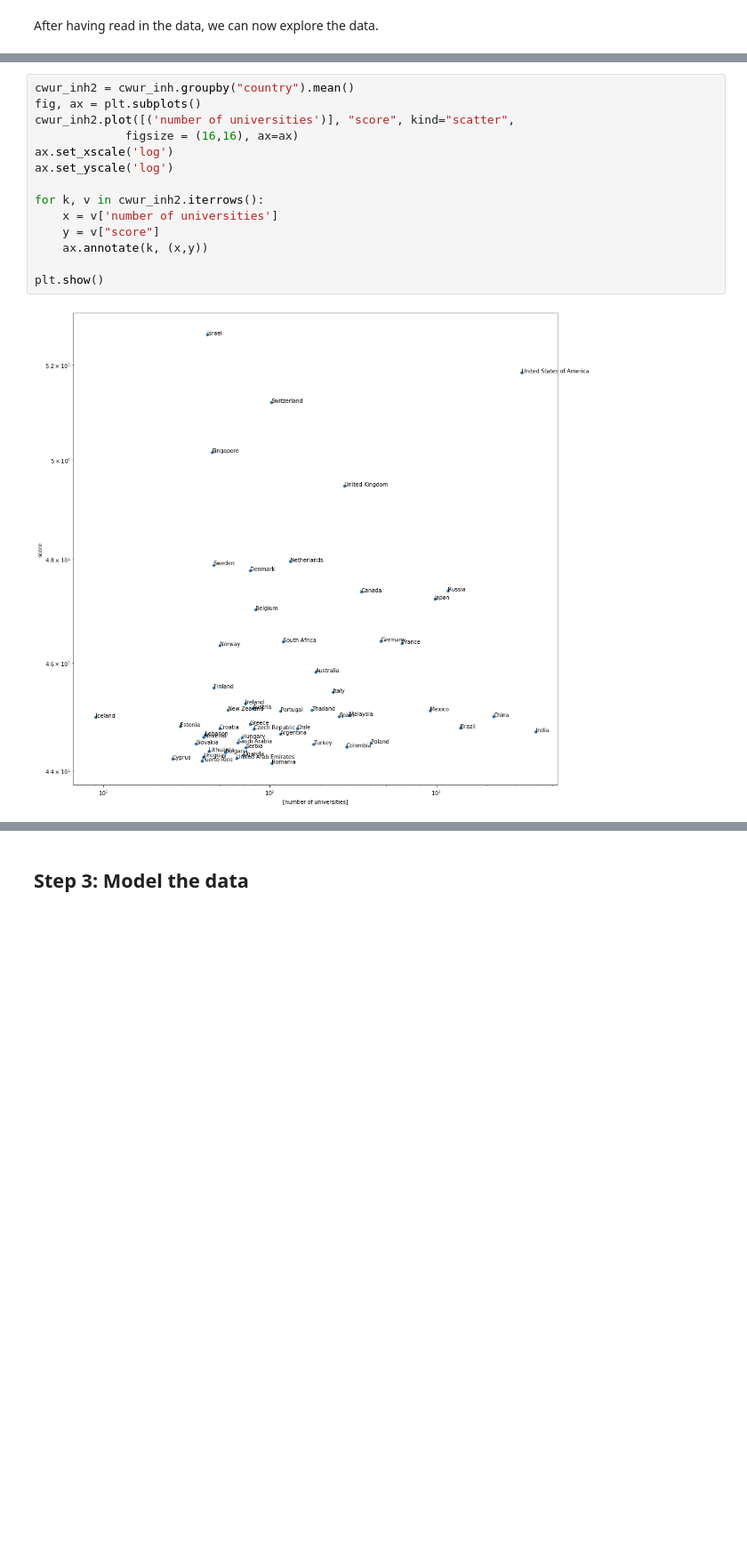
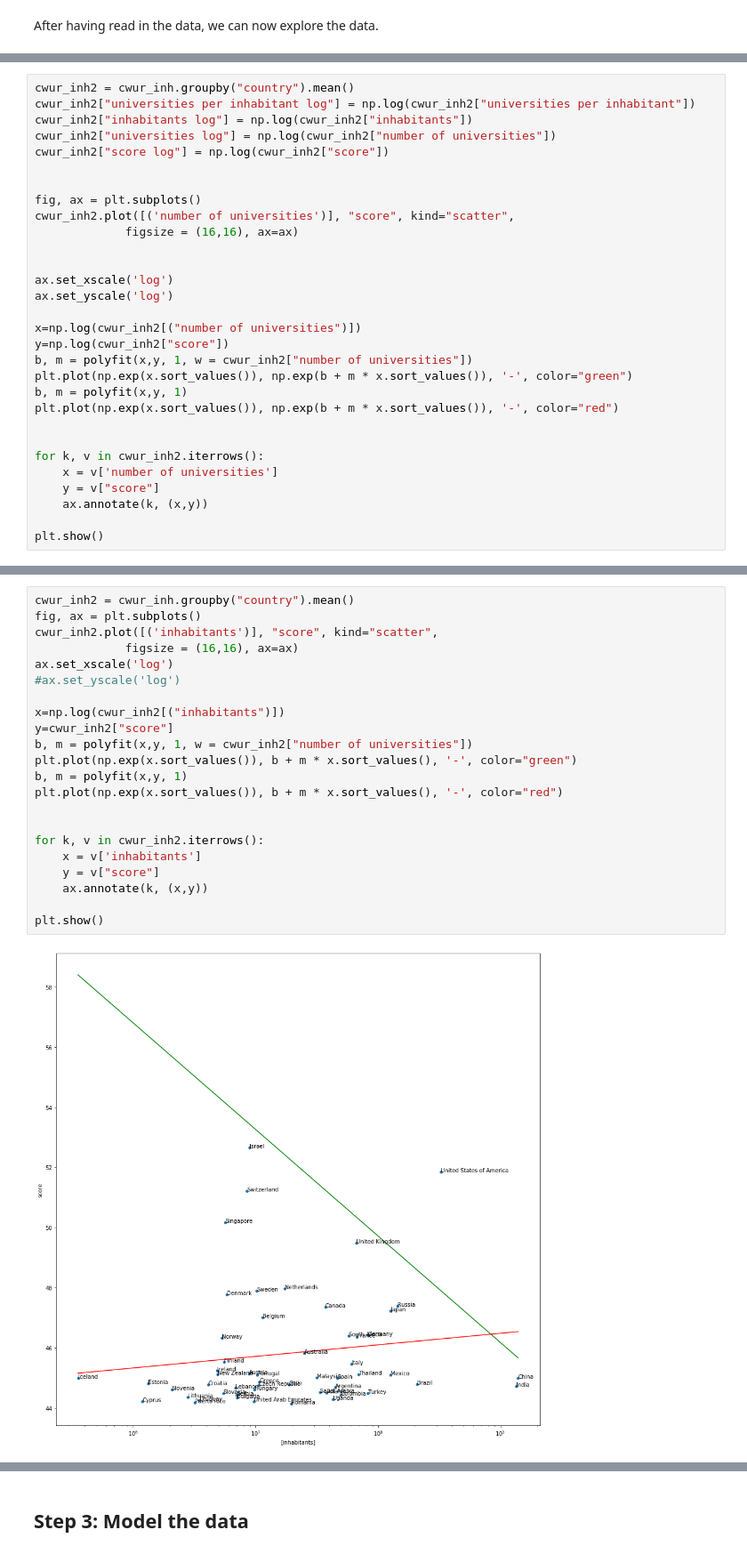
Before and after one commit to AjayvirS/uni-ranking, a Jupyter notebook: ex3_julian.ipynb, the cells around one changed output, grey strips where cells are left out. Shown at 89% size. Cells and saved outputs as stored; diff of their text form; blank space fills up the shorter version.

Commit message:
added (weighted) regression lines to plots

```diff
--- a/ex3_julian.ipynb
+++ b/ex3_julian.ipynb
@@ -508,3 +565,33 @@ broad_impact                                        0.452427 -0.644371
 patents                                             1.000000 -0.597252
 score                                              -0.597252  1.000000
 [figure]
+# %%
+cwur_inh2 = cwur_inh.groupby("country").mean()
+cwur_inh2["universities per inhabitant log"] = np.log(cwur_inh2["universities per inhabitant"])
+cwur_inh2["inhabitants log"] = np.log(cwur_inh2["inhabitants"])
+cwur_inh2["universities log"] = np.log(cwur_inh2["number of universities"])
+cwur_inh2["score log"] = np.log(cwur_inh2["score"])
+
+
+fig, ax = plt.subplots()
+cwur_inh2.plot([('number of universities')], "score", kind="scatter",
+             figsize = (16,16), ax=ax)
+
+
+ax.set_xscale('log')
+ax.set_yscale('log')
+
+x=np.log(cwur_inh2[("number of universities")])
+y=np.log(cwur_inh2["score"])
+b, m = polyfit(x,y, 1, w = cwur_inh2["number of universities"])
+plt.plot(np.exp(x.sort_values()), np.exp(b + m * x.sort_values()), '-', color="green")
+b, m = polyfit(x,y, 1)
+plt.plot(np.exp(x.sort_values()), np.exp(b + m * x.sort_values()), '-', color="red")
+
+
+for k, v in cwur_inh2.iterrows():
+    x = v['number of universities']
+    y = v["score"]
+    ax.annotate(k, (x,y))
+
+plt.show()
@@ -511,19 +600,27 @@ score                                              -0.597252  1.000000
 # %%
 cwur_inh2 = cwur_inh.groupby("country").mean()
 fig, ax = plt.subplots()
-cwur_inh2.plot([('number of universities')], "score", kind="scatter",
+cwur_inh2.plot([('inhabitants')], "score", kind="scatter",
              figsize = (16,16), ax=ax)
 ax.set_xscale('log')
-ax.set_yscale('log')
+#ax.set_yscale('log')
+
+x=np.log(cwur_inh2[("inhabitants")])
+y=cwur_inh2["score"]
+b, m = polyfit(x,y, 1, w = cwur_inh2["number of universities"])
+plt.plot(np.exp(x.sort_values()), b + m * x.sort_values(), '-', color="green")
+b, m = polyfit(x,y, 1)
+plt.plot(np.exp(x.sort_values()), b + m * x.sort_values(), '-', color="red")
+
 
 for k, v in cwur_inh2.iterrows():
-    x = v['number of universities']
+    x = v['inhabitants']
     y = v["score"]
     ax.annotate(k, (x,y))
 
 plt.show()
 # %% [output]
-[figure, old version]
+[figure, new version]
 # %%
 cwur_inh2 = cwur_inh.groupby("country").mean()
 fig, ax = plt.subplots()
```
Also changed, not shown: parts of 12 cells of this notebook.
